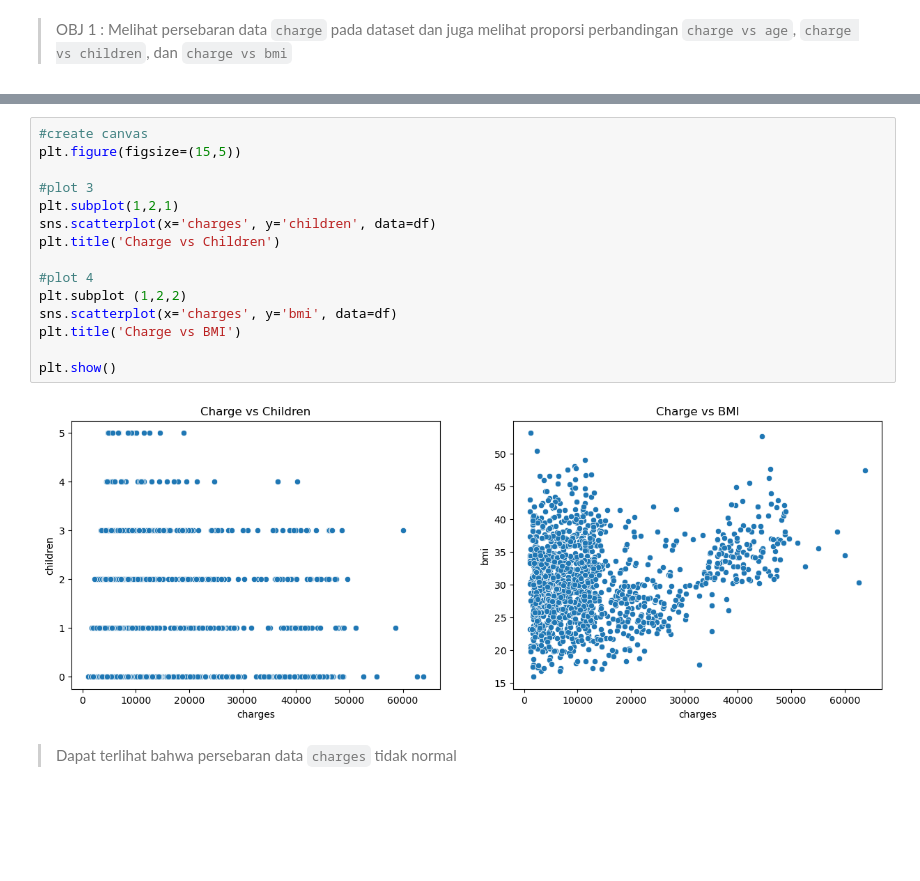
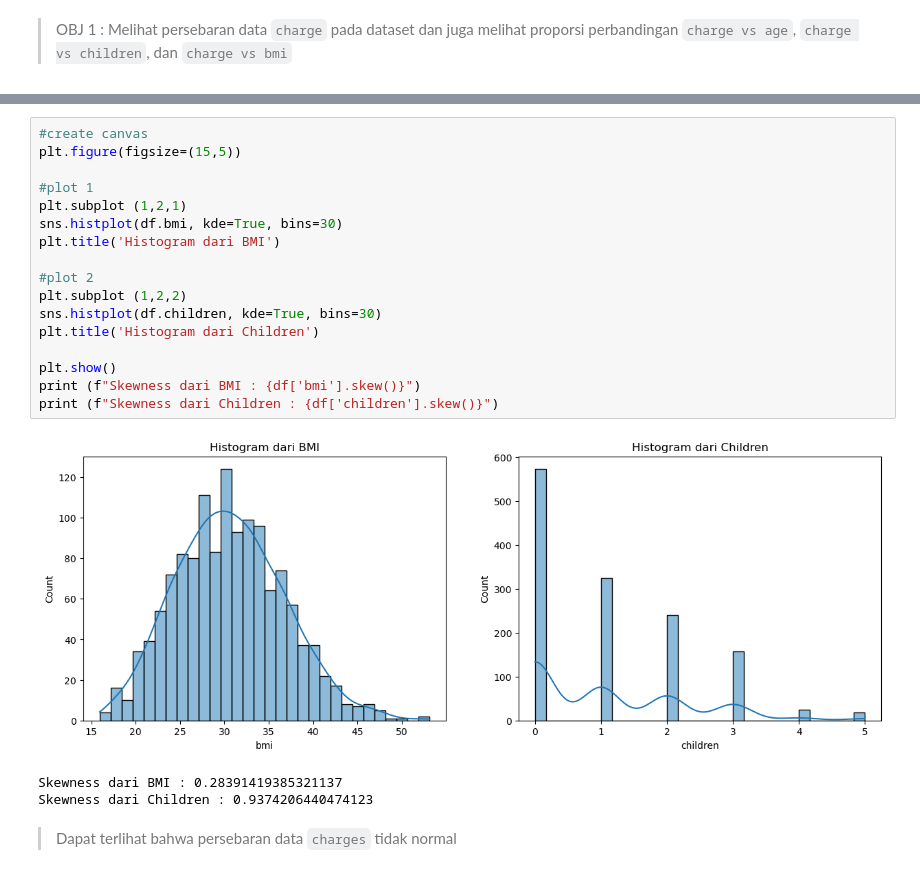
Before and after one commit to ebhon/NGC_RMT036, a Jupyter notebook: NGC Phase 1/Week 1/h8dsft_ngc_ml_w1.ipynb, the cells around one changed output, grey strips where cells are left out. Drawn from its saved outputs; the diff is of its cells as text; blank space fills up the shorter version.

```diff
--- a/NGC Phase 1/Week 1/h8dsft_ngc_ml_w1.ipynb
+++ b/NGC Phase 1/Week 1/h8dsft_ngc_ml_w1.ipynb
@@ -130,20 +135,24 @@ plt.show()
 # %%
 #create canvas
 plt.figure(figsize=(15,5))
 
-#plot 3
-plt.subplot(1,2,1)
-sns.scatterplot(x='charges', y='children', data=df)
-plt.title('Charge vs Children')
+#plot 1
+plt.subplot (1,2,1)
+sns.histplot(df.bmi, kde=True, bins=30)
+plt.title('Histogram dari BMI')
 
-#plot 4
+#plot 2
 plt.subplot (1,2,2)
-sns.scatterplot(x='charges', y='bmi', data=df)
-plt.title('Charge vs BMI')
+sns.histplot(df.children, kde=True, bins=30)
+plt.title('Histogram dari Children')
 
 plt.show()
+print (f"Skewness dari BMI : {df['bmi'].skew()}")
+print (f"Skewness dari Children : {df['children'].skew()}")
 # %% [output]
-[figure, old version]
+[figure, new version]
+Skewness dari BMI : 0.28391419385321137
+Skewness dari Children : 0.9374206440474123
 # %% [markdown]
 > Dapat terlihat bahwa persebaran data `charges` tidak normal
 # %%
```
Also changed, not shown: parts of 33 cells of this notebook, 2 other files.
